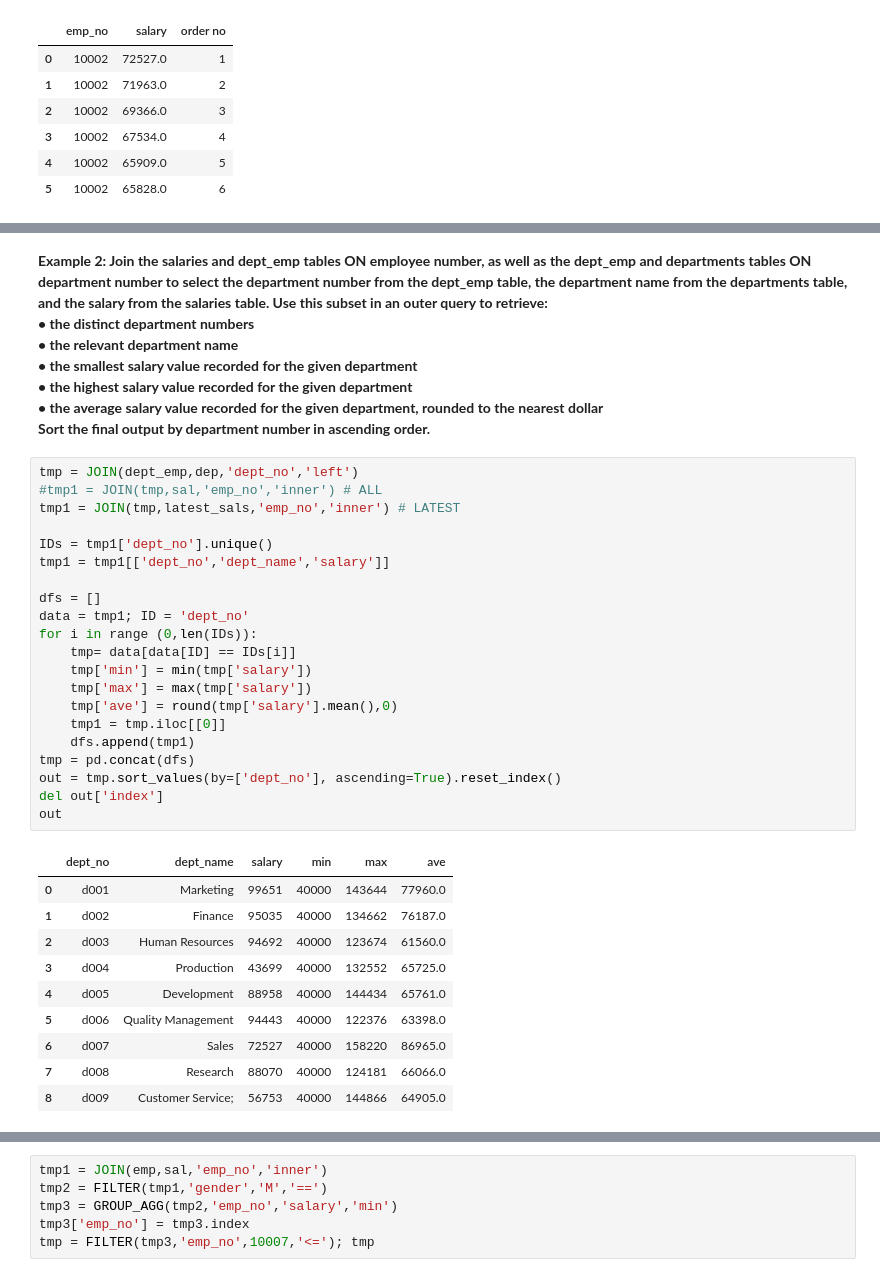
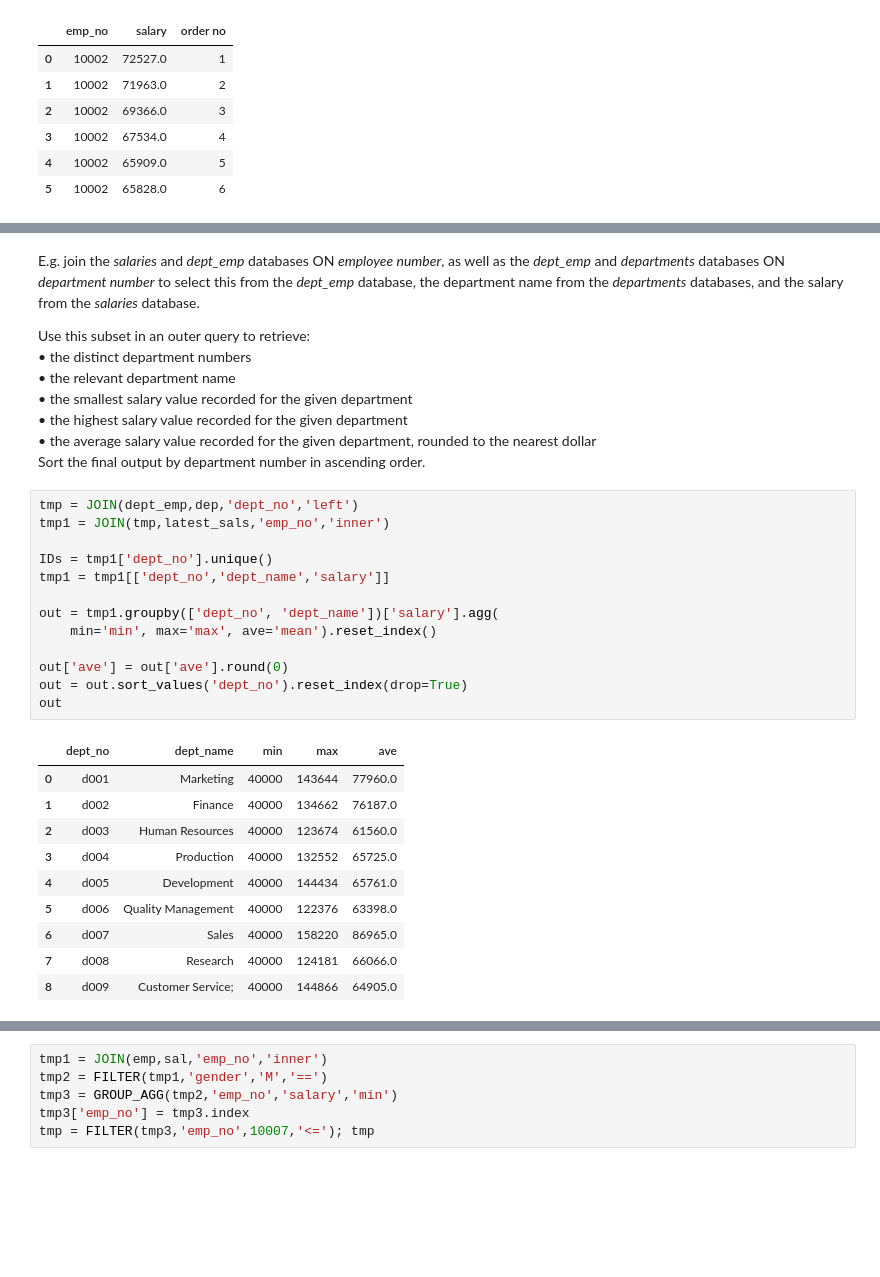
Before and after one commit to steviecurran/SQL2pandas, a Jupyter notebook: SQL2pandas.ipynb, the cells around one changed output, grey strips where cells are left out. Saved outputs shown, nothing was run; the diff lists cells and outputs as text; blank space fills up the shorter version.

```diff
--- a/SQL2pandas.ipynb
+++ b/SQL2pandas.ipynb
@@ -1759,45 +1924,39 @@ latest_sals
 | 201771 | 66792 |
 101796 rows × 1 columns
 # %% [markdown]
-**Example 2: Join the salaries and dept_emp tables ON employee number, as well as the dept_emp and departments tables ON department number to select the department number from the dept_emp table, the department name from the departments table, and the salary from the salaries table. Use this subset in an outer query to retrieve:<br>
+E.g. join the *salaries* and *dept_emp* databases ON *employee number*, as well as the *dept_emp* and *departments* databases ON *department number* to select this from the *dept_emp* database, the department name from the *departments* databases, and the salary from the *salaries* database.
+
+Use this subset in an outer query to retrieve:<br>
 • the distinct department numbers<br>
 • the relevant department name<br>
 • the smallest salary value recorded for the given department<br>
 • the highest salary value recorded for the given department<br>
 • the average salary value recorded for the given department, rounded to the nearest dollar<br>
-Sort the final output by department number in ascending order.**
+Sort the final output by department number in ascending order.
 # %%
 tmp = JOIN(dept_emp,dep,'dept_no','left')
-#tmp1 = JOIN(tmp,sal,'emp_no','inner') # ALL
-tmp1 = JOIN(tmp,latest_sals,'emp_no','inner') # LATEST
+tmp1 = JOIN(tmp,latest_sals,'emp_no','inner')
 
 IDs = tmp1['dept_no'].unique()
 tmp1 = tmp1[['dept_no','dept_name','salary']]
 
-dfs = []
-data = tmp1; ID = 'dept_no'
-for i in range (0,len(IDs)):
-    tmp= data[data[ID] == IDs[i]]
-    tmp['min'] = min(tmp['salary'])
-    tmp['max'] = max(tmp['salary'])
-    tmp['ave'] = round(tmp['salary'].mean(),0)
-    tmp1 = tmp.iloc[[0]]
-    dfs.append(tmp1)
-tmp = pd.concat(dfs)
-out = tmp.sort_values(by=['dept_no'], ascending=True).reset_index()
-del out['index']
+out = tmp1.groupby(['dept_no', 'dept_name'])['salary'].agg(
+    min='min', max='max', ave='mean').reset_index()
+
+out['ave'] = out['ave'].round(0)
+out = out.sort_values('dept_no').reset_index(drop=True)
 out
 # %% [output]
-|  | dept_no | dept_name | salary | min | max | ave |
-| 0 | d001 | Marketing | 99651 | 40000 | 143644 | 77960.0 |
-| 1 | d002 | Finance | 95035 | 40000 | 134662 | 76187.0 |
-| 2 | d003 | Human Resources | 94692 | 40000 | 123674 | 61560.0 |
-| 3 | d004 | Production | 43699 | 40000 | 132552 | 65725.0 |
-| 4 | d005 | Development | 88958 | 40000 | 144434 | 65761.0 |
-| 5 | d006 | Quality Management | 94443 | 40000 | 122376 | 63398.0 |
-| 6 | d007 | Sales | 72527 | 40000 | 158220 | 86965.0 |
-| 7 | d008 | Research | 88070 | 40000 | 124181 | 66066.0 |
-| 8 | d009 | Customer Service; | 56753 | 40000 | 144866 | 64905.0 |
+|  | dept_no | dept_name | min | max | ave |
+| 0 | d001 | Marketing | 40000 | 143644 | 77960.0 |
+| 1 | d002 | Finance | 40000 | 134662 | 76187.0 |
+| 2 | d003 | Human Resources | 40000 | 123674 | 61560.0 |
+| 3 | d004 | Production | 40000 | 132552 | 65725.0 |
+| 4 | d005 | Development | 40000 | 144434 | 65761.0 |
+| 5 | d006 | Quality Management | 40000 | 122376 | 63398.0 |
+| 6 | d007 | Sales | 40000 | 158220 | 86965.0 |
+| 7 | d008 | Research | 40000 | 124181 | 66066.0 |
+| 8 | d009 | Customer Service; | 40000 | 144866 | 64905.0 |
 # %% [markdown]
 [Back to contents](#cont)
 
```
Also changed, not shown: parts of 149 cells of this notebook.
